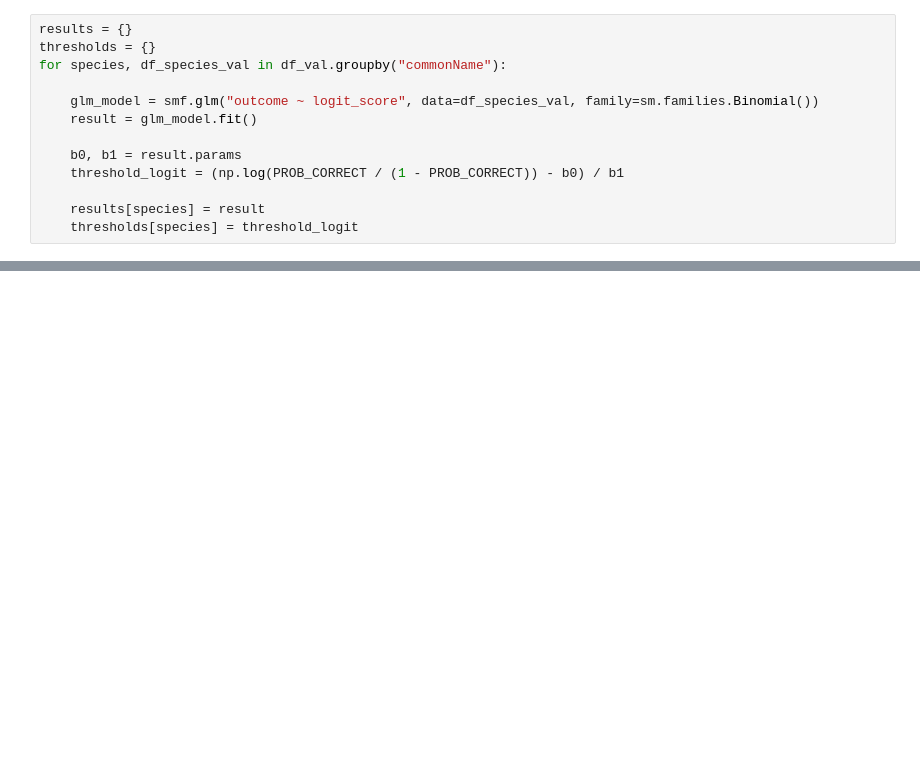
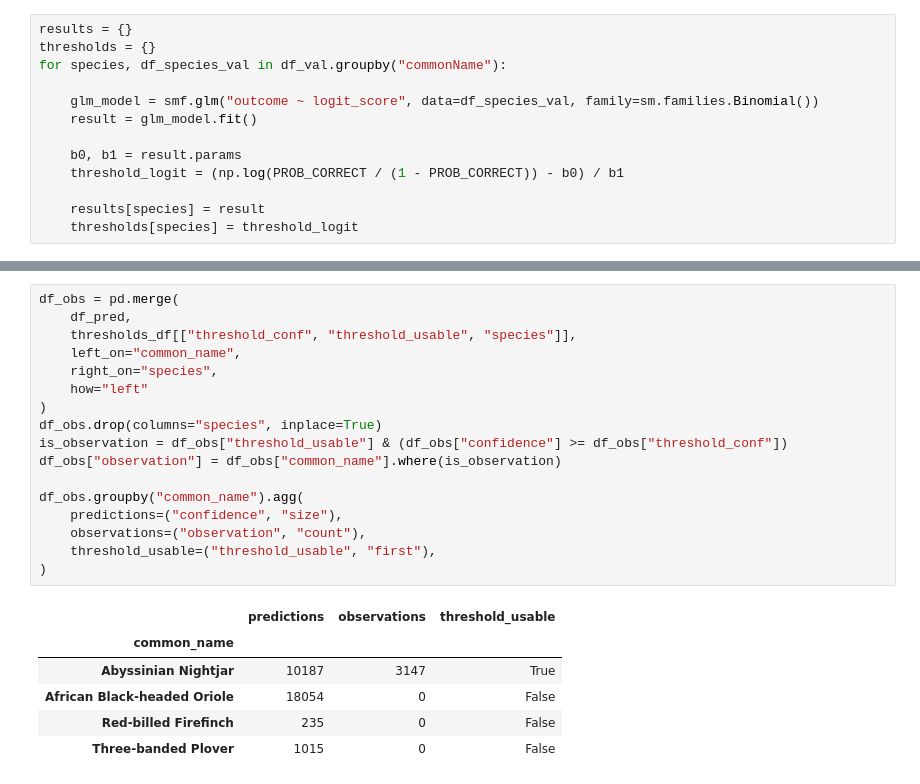
Before and after one commit to nsynes/natural-state-task, a Jupyter notebook: bird-data-investigation.ipynb, the cells around one changed output, grey strips where cells are left out. Drawn from its saved outputs; the diff is of its cells as text; blank space fills up the shorter version.

```diff
--- a/bird-data-investigation.ipynb
+++ b/bird-data-investigation.ipynb
@@ -155,0 +218,24 @@ fig.tight_layout()
+# %%
+df_obs = pd.merge(
+    df_pred,
+    thresholds_df[["threshold_conf", "threshold_usable", "species"]],
+    left_on="common_name",
+    right_on="species",
+    how="left"
+)
+df_obs.drop(columns="species", inplace=True)
+is_observation = df_obs["threshold_usable"] & (df_obs["confidence"] >= df_obs["threshold_conf"])
+df_obs["observation"] = df_obs["common_name"].where(is_observation)
+
+df_obs.groupby("common_name").agg(
+    predictions=("confidence", "size"),
+    observations=("observation", "count"),
+    threshold_usable=("threshold_usable", "first"),
+)
+# %% [output]
+|  | predictions | observations | threshold_usable |
+| common_name |  |  |  |
+| Abyssinian Nightjar | 10187 | 3147 | True |
+| African Black-headed Oriole | 18054 | 0 | False |
+| Red-billed Firefinch | 235 | 0 | False |
+| Three-banded Plover | 1015 | 0 | False |
```
Also changed, not shown: parts of 8 cells of this notebook, 2 other files.
